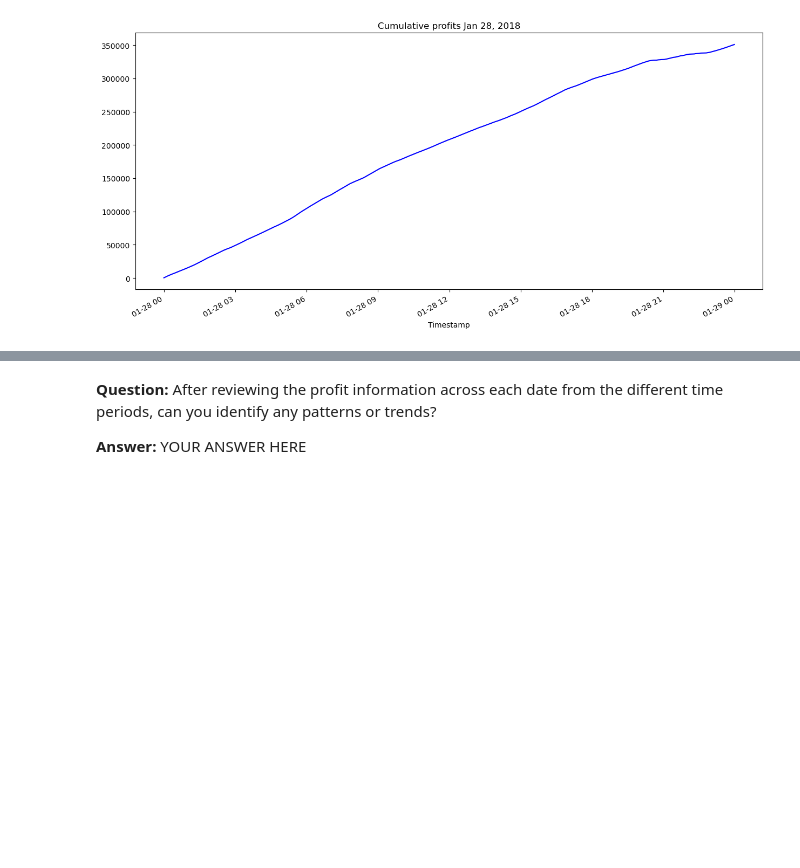
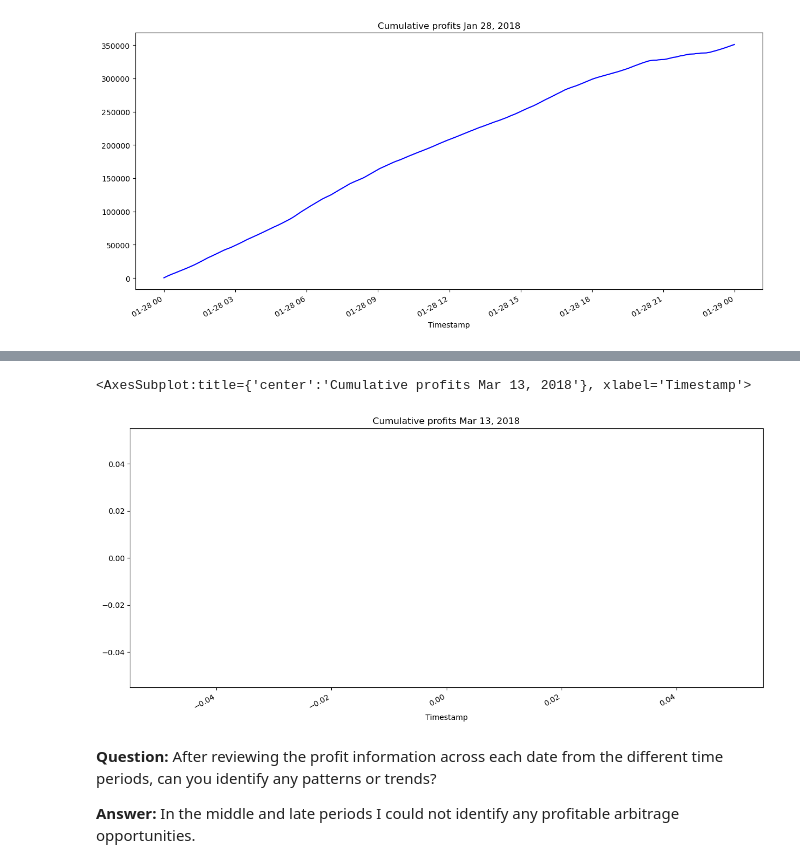
Before and after one commit to trentransom/Challenge_03, a Jupyter notebook: crypto_arbitrage.ipynb, the cells around one changed output, grey strips where cells are left out. Cells and saved outputs as stored; diff of their text form; code cells hidden in the pictures; blank space fills up the shorter version.

```diff
--- a/crypto_arbitrage.ipynb
+++ b/crypto_arbitrage.ipynb
@@ -663,4 +693,10 @@ cumulative_profit_early.plot(figsize = (15,7), color = 'blue', title = 'Cumulati
+# %%
+# Plot the cumulative sum of profits for the middle profit per trade DataFrame
+cumulative_profit_late.plot(figsize = (15,7), color = 'blue', title = 'Cumulative profits Mar 13, 2018')
+# %% [output]
+<AxesSubplot:title={'center':'Cumulative profits Mar 13, 2018'}, xlabel='Timestamp'>
+[figure, added]
 # %% [markdown]
 **Question:** After reviewing the profit information across each date from the different time periods, can you identify any patterns or trends?
 
-**Answer:** YOUR ANSWER HERE
+**Answer:** In the middle and late periods I could not identify any profitable arbitrage opportunities.
```
Also changed, not shown: parts of 24 cells of this notebook.
